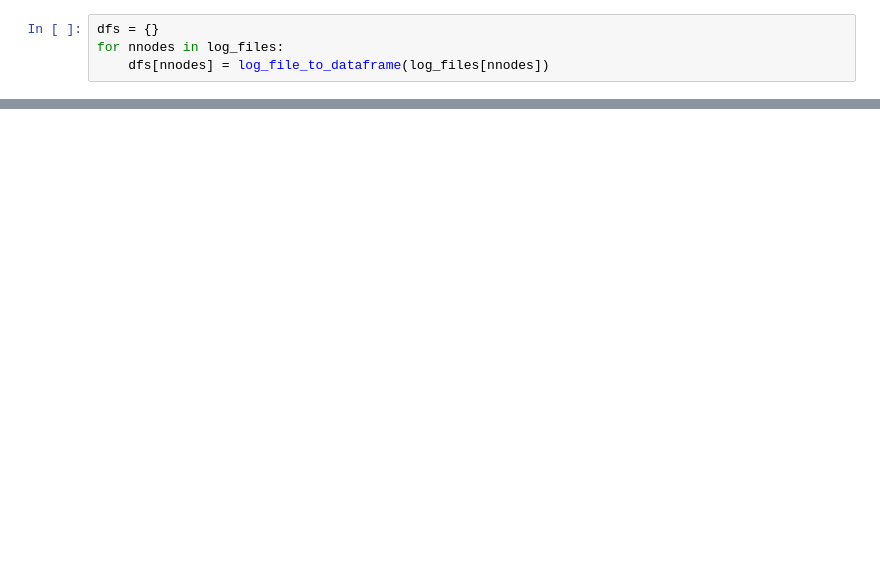
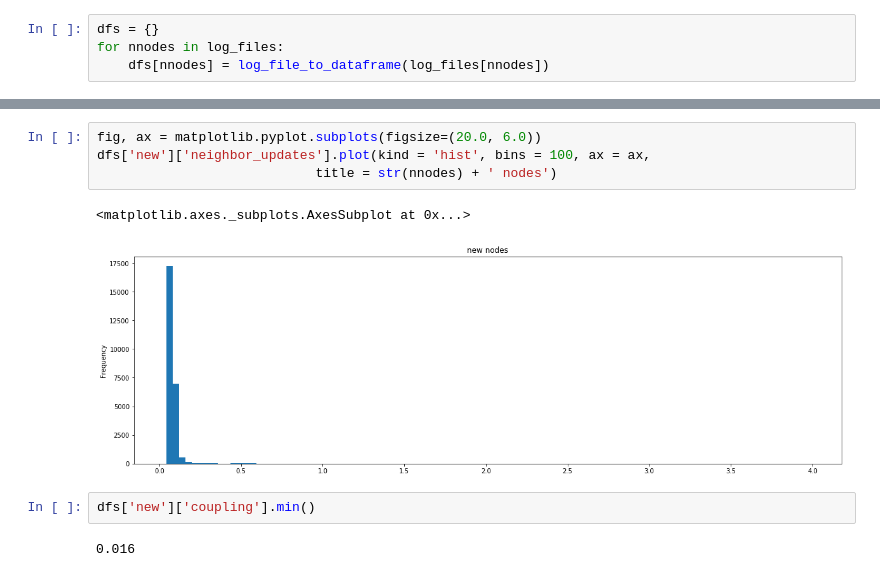
Before and after one commit to agrippa/hoover, a Jupyter notebook: data/analyze-hoover-logs.ipynb, the cells around one changed output, grey strips where cells are left out. Saved outputs shown, nothing was run; the diff lists cells and outputs as text; blank space fills up the shorter version.

```diff
--- a/data/analyze-hoover-logs.ipynb
+++ b/data/analyze-hoover-logs.ipynb
@@ -106,0 +140,11 @@ dfs['rwlock']['abort'].max()
+# %%
+fig, ax = matplotlib.pyplot.subplots(figsize=(20.0, 6.0))
+dfs['new']['neighbor_updates'].plot(kind = 'hist', bins = 100, ax = ax,
+                            title = str(nnodes) + ' nodes')
+# %% [output]
+<matplotlib.axes._subplots.AxesSubplot at 0x...>
+[figure, added]
+# %%
+dfs['new']['coupling'].min()
+# %% [output]
+0.016
```
Also changed, not shown: parts of 9 cells of this notebook.
